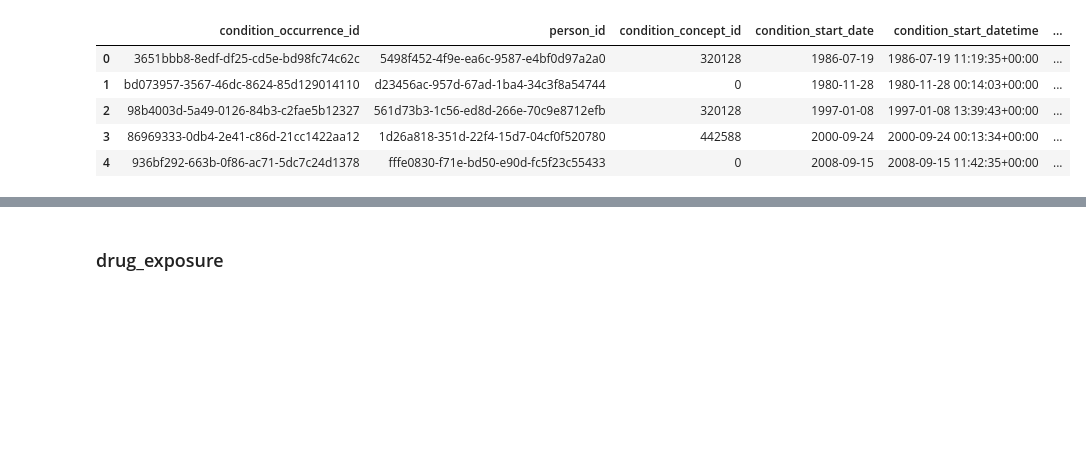
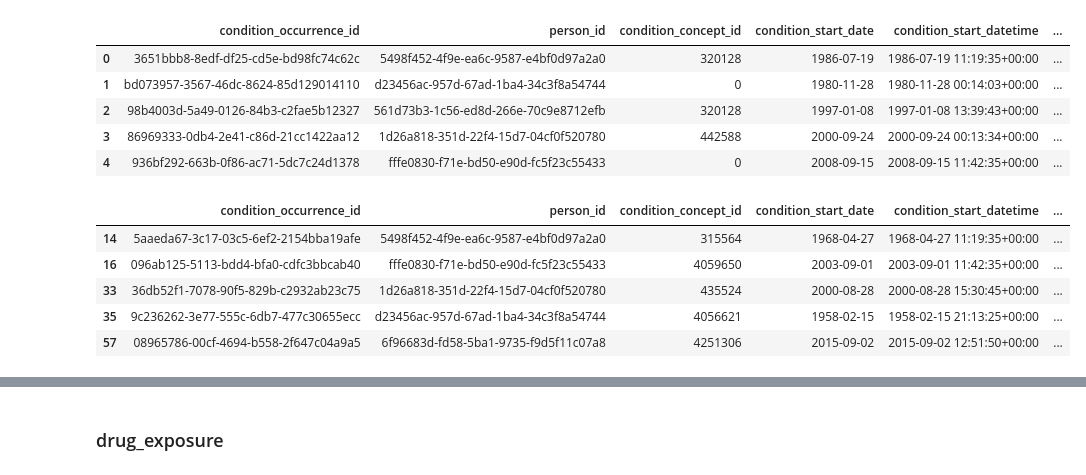
Before and after one commit to saywurdson/synthea_dw, a Jupyter notebook: omop.ipynb, the cells around one changed output, grey strips where cells are left out. Drawn from its saved outputs; the diff is of its cells as text; code cells hidden in the pictures; blank space fills up the shorter version.

```diff
--- a/omop.ipynb
+++ b/omop.ipynb
@@ -238,3 +238,68 @@ condition_occurrence.head()
 | 2 | 98b4003d-5a49-0126-84b3-c2fae5b12327 | 561d73b3-1c56-ed8d-266e-70c9e8712efb | 320128 | 1997-01-08 | 1997-01-08 13:39:43+00:00 | ... |
 | 3 | 86969333-0db4-2e41-c86d-21cc1422aa12 | 1d26a818-351d-22f4-15d7-04cf0f520780 | 442588 | 2000-09-24 | 2000-09-24 00:13:34+00:00 | ... |
 | 4 | 936bf292-663b-0f86-ac71-5dc7c24d1378 | fffe0830-f71e-bd50-e90d-fc5f23c55433 | 0 | 2008-09-15 | 2008-09-15 11:42:35+00:00 | ... |
+# %%
+def claim_to_condition_occurrence(data, concept):
+    condition_occurrences = []
+
+    if any(coding['code'] in ['professional', 'institutional'] for coding in data['type']['coding']):
+
+        for diagnosis in data.get('diagnosis', []):
+            condition_ref = diagnosis['diagnosisReference']['reference']
+            condition_id = condition_ref.split('/')[-1]
+
+            for item in data.get('item', []):
+                if 'productOrService' in item and 'coding' in item['productOrService']:
+                    for coding in item['productOrService']['coding']:
+                        condition_occurrence = {
+                            'condition_occurrence_id': condition_id,
+                            'person_id': data['patient']['reference'].split('/')[-1],
+                            'condition_concept_id': find_concept_id(
+                                concept,
+                                concept_codes=[coding['code']],
+                                vocabulary_ids=['SNOMED'],
+                                domain_ids=['Condition'],
+                                invalid_reason=False,
+                                standard_concept='S'
+                            ),
+                            'condition_start_date': datetime.strptime(data['billablePeriod']['start'].split('T')[0], '%Y-%m-%d').date(),
+                            'condition_start_datetime': datetime.fromisoformat(data['billablePeriod']['start']),
+                            'condition_end_date': datetime.strptime(data['billablePeriod']['end'].split('T')[0], '%Y-%m-%d').date(),
+                            'condition_end_datetime': datetime.fromisoformat(data['billablePeriod']['end']),
+                            'condition_type_concept_id': 32817,
+                            'condition_status_concept_id': pd.NA,
+                            'stop_reason': None,
+                            'provider_id': pd.NA,
+                            'visit_occurrence_id': item['encounter'][0]['reference'].split('/')[-1] if 'encounter' in item else None,
+                            'visit_detail_id': pd.NA,
+                            'condition_source_concept_id': find_concept_id(
+                                concept,
+                                concept_codes=[coding['code']],
+                                vocabulary_ids=['SNOMED'],
+                                domain_ids=['Condition']
+                            ),
+                            'condition_status_source_value': coding['code']
+                        }
+                        condition_occurrences.append(condition_occurrence)
+
+    return condition_occurrences
+
+condition_occurrences = []
+
+with open('/workspaces/synthea_dw/data/fhir/Claim.ndjson', 'r') as file:
+    for line in file:
+        data = json.loads(line)
+        conditions = claim_to_condition_occurrence(data, concept)
+        condition_occurrences.extend(conditions)
+
+condition_occurrence = pd.DataFrame(condition_occurrences).drop_duplicates()
+condition_occurrence = condition_occurrence[condition_occurrence['condition_source_concept_id'] != 0]
+
+condition_occurrence.head()
+# %% [output]
+|  | condition_occurrence_id | person_id | condition_concept_id | condition_start_date | condition_start_datetime | ... |
+| 14 | 5aaeda67-3c17-03c5-6ef2-2154bba19afe | 5498f452-4f9e-ea6c-9587-e4bf0d97a2a0 | 315564 | 1968-04-27 | 1968-04-27 11:19:35+00:00 | ... |
+| 16 | 096ab125-5113-bdd4-bfa0-cdfc3bbcab40 | fffe0830-f71e-bd50-e90d-fc5f23c55433 | 4059650 | 2003-09-01 | 2003-09-01 11:42:35+00:00 | ... |
+| 33 | 36db52f1-7078-90f5-829b-c2932ab23c75 | 1d26a818-351d-22f4-15d7-04cf0f520780 | 435524 | 2000-08-28 | 2000-08-28 15:30:45+00:00 | ... |
+| 35 | 9c236262-3e77-555c-6db7-477c30655ecc | d23456ac-957d-67ad-1ba4-34c3f8a54744 | 4056621 | 1958-02-15 | 1958-02-15 21:13:25+00:00 | ... |
+| 57 | 08965786-00cf-4694-b558-2f647c04a9a5 | 6f96683d-fd58-5ba1-9735-f9d5f11c07a8 | 4251306 | 2015-09-02 | 2015-09-02 12:51:50+00:00 | ... |
```
Also changed, not shown: parts of 6 cells of this notebook.
